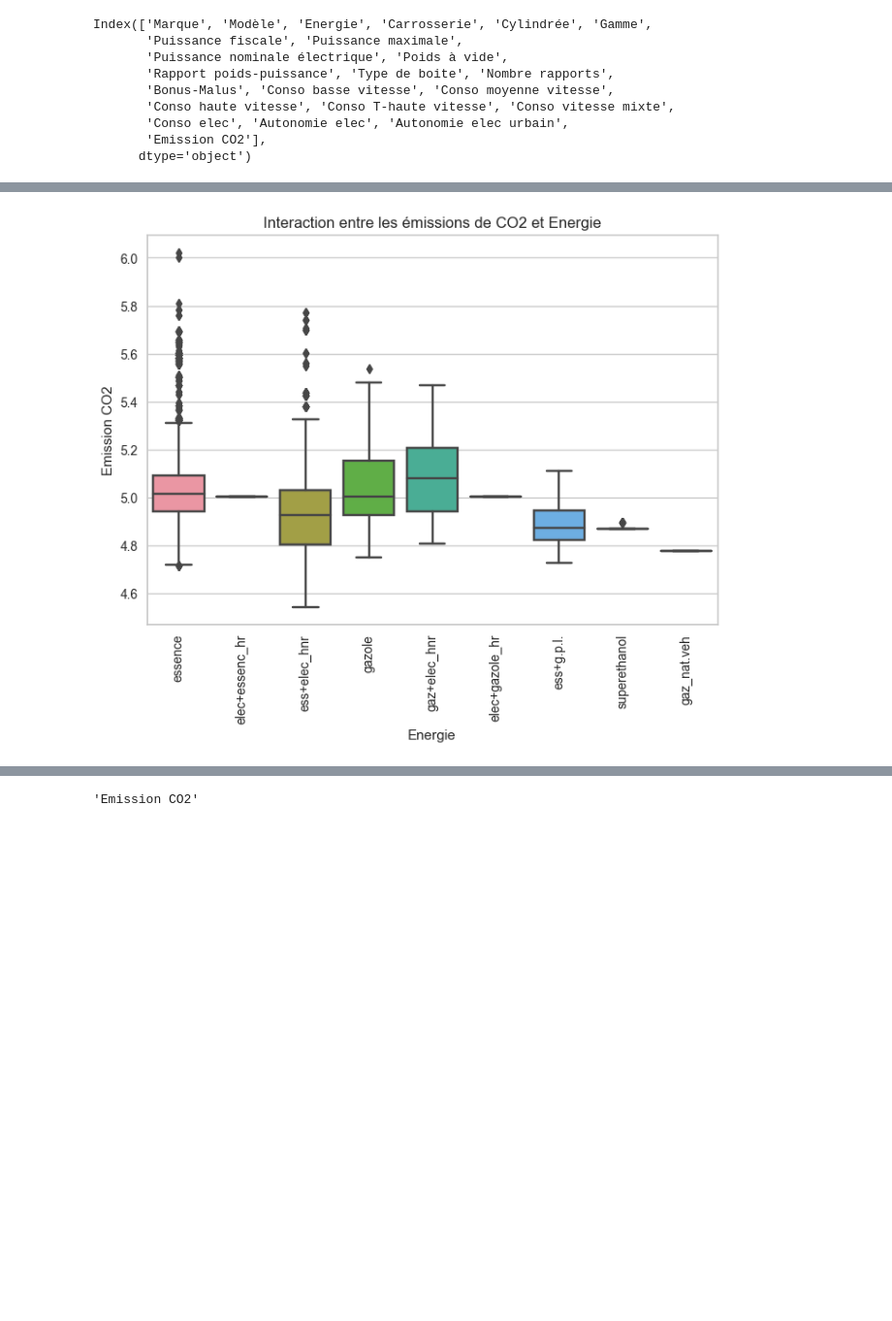
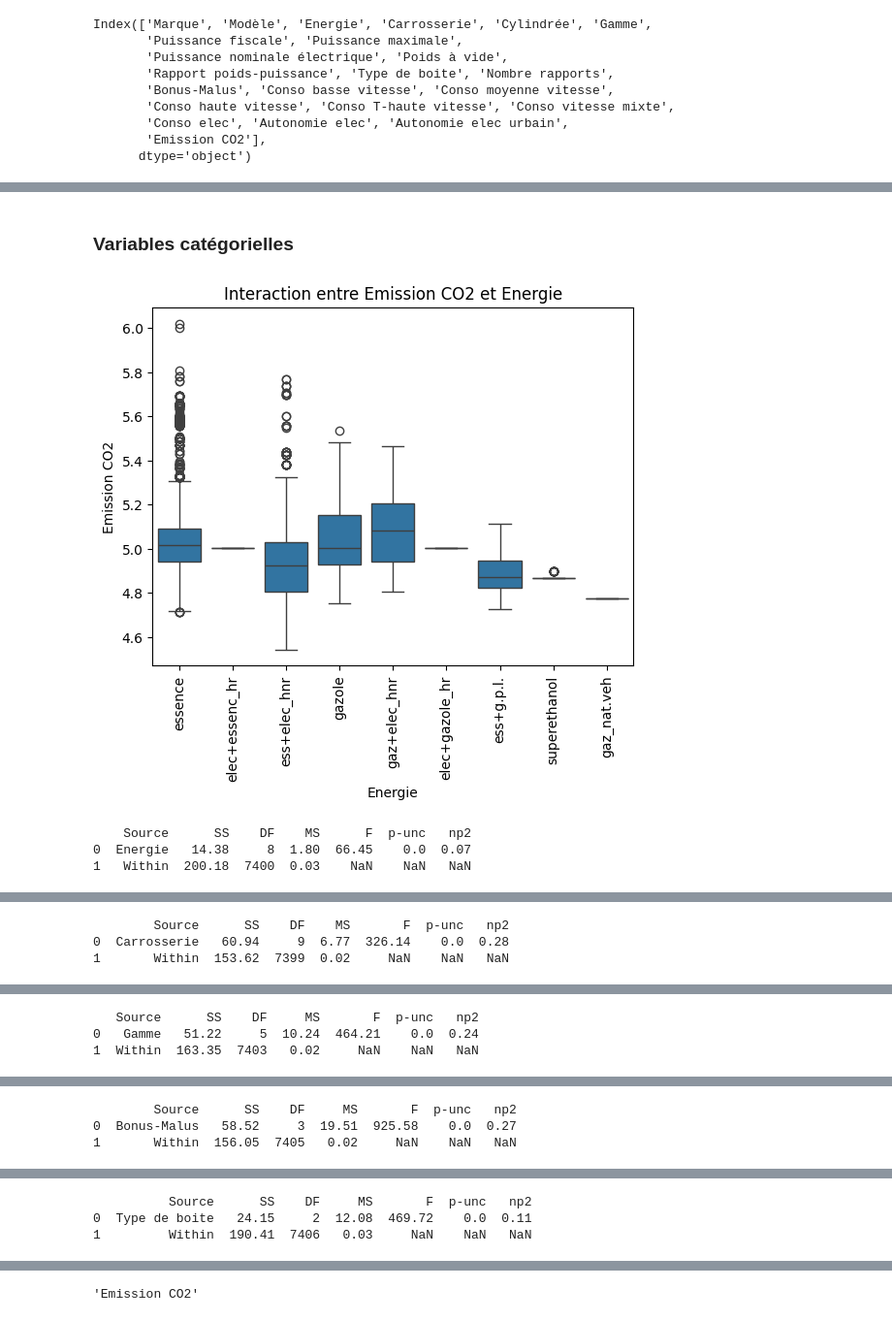
Before and after one commit to cecilegltslmcs/emissions_co2_voiture, a Jupyter notebook: notebooks/002.analyse_modelisation.ipynb, the cells around one changed output, grey strips where cells are left out. Shown at 97% size. Saved outputs shown, nothing was run; the diff lists cells and outputs as text; code cells hidden in the pictures; blank space fills up the shorter version.

```diff
--- a/notebooks/002.analyse_modelisation.ipynb
+++ b/notebooks/002.analyse_modelisation.ipynb
@@ -240,8 +317,0 @@ for col in numerical:
-# %%
-for col in numerical:
-    sns.boxplot(
-        x = col,
-        data = df
-        )
-    plt.title(f"Boîte à moustaches concernant la variable : {col}")
-    plt.show()
@@ -273,0 +318,3 @@ df[numerical].describe()
+# %%
+for col in numerical:
+    numerical_analysis(df, col)
@@ -307,0 +412,3 @@ plt.show()
+# %%
+variables_to_remove = ["Puissance nominale électrique", "Conso elec", "Autonomie elec", "Autonomie elec urbain", "Emission CO2"]
+numerical = [x for x in numerical if x not in variables_to_remove]
@@ -307,0 +417,3 @@ plt.show()
+# %%
+for col in numerical:
+    linear_regression_analysis(df, col, "Emission CO2")
@@ -308,12 +458,10 @@ plt.show()
+# %% [markdown]
+### Variables catégorielles
 # %%
 for col in ['Energie', 'Carrosserie', 'Gamme', 'Bonus-Malus', "Type de boite"]:
-    sns.boxplot(
-        data=df,
-        x=col,
-        y="Emission CO2"
-        )
-    plt.title(f"Interaction entre les émissions de CO2 et {col}")
-    plt.xticks(rotation=90)
-    plt.show()
+    categorical_relation(df, col, "Emission CO2")
 # %% [output]
-[figure, old version]
+[figure, new version]
+    Source      SS    DF    MS      F  p-unc   np2
+0  Energie   14.38     8  1.80  66.45    0.0  0.07
+1   Within  200.18  7400  0.03    NaN    NaN   NaN
@@ -320,0 +469,3 @@ for col in ['Energie', 'Carrosserie', 'Gamme', 'Bonus-Malus', "Type de boite"]:
+        Source      SS    DF    MS       F  p-unc   np2
+0  Carrosserie   60.94     9  6.77  326.14    0.0  0.28
+1       Within  153.62  7399  0.02     NaN    NaN   NaN
@@ -321,0 +473,3 @@ for col in ['Energie', 'Carrosserie', 'Gamme', 'Bonus-Malus', "Type de boite"]:
+   Source      SS    DF     MS       F  p-unc   np2
+0   Gamme   51.22     5  10.24  464.21    0.0  0.24
+1  Within  163.35  7403   0.02     NaN    NaN   NaN
@@ -322,0 +477,3 @@ for col in ['Energie', 'Carrosserie', 'Gamme', 'Bonus-Malus', "Type de boite"]:
+        Source      SS    DF     MS       F  p-unc   np2
+0  Bonus-Malus   58.52     3  19.51  925.58    0.0  0.27
+1       Within  156.05  7405   0.02     NaN    NaN   NaN
@@ -323,0 +481,3 @@ for col in ['Energie', 'Carrosserie', 'Gamme', 'Bonus-Malus', "Type de boite"]:
+          Source      SS    DF     MS       F  p-unc   np2
+0  Type de boite   24.15     2  12.08  469.72    0.0  0.11
+1         Within  190.41  7406   0.03     NaN    NaN   NaN
```
Also changed, not shown: parts of 54 cells of this notebook.
